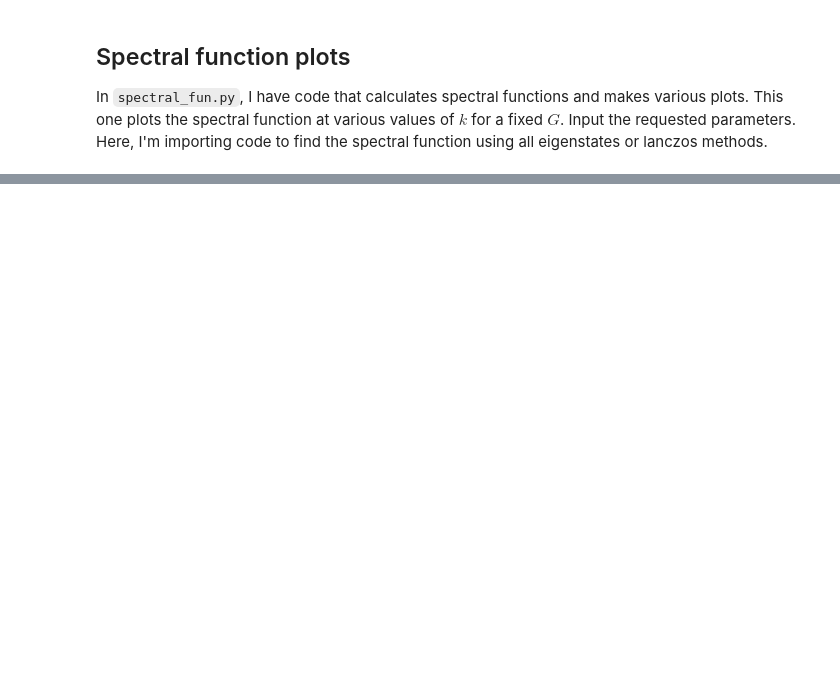
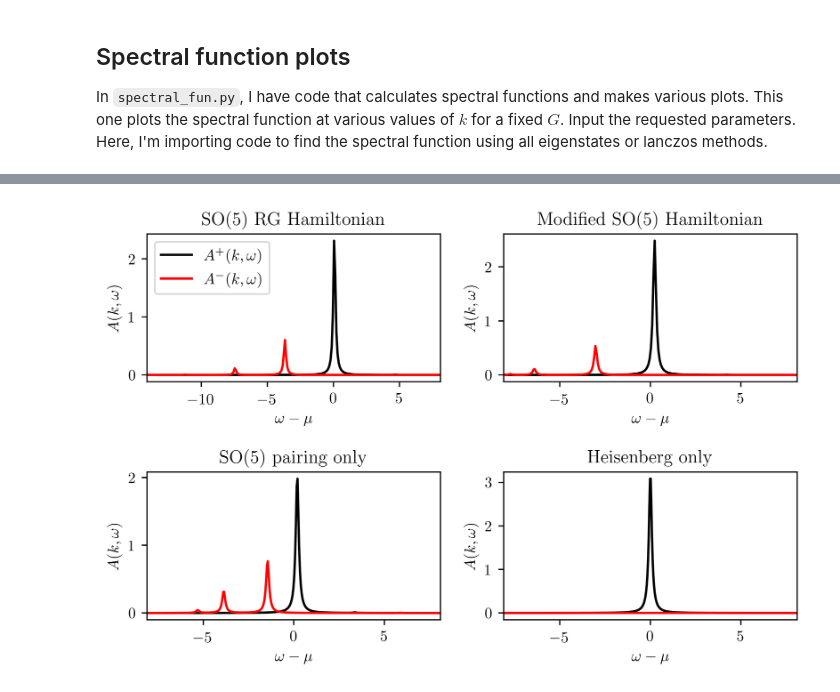
Before and after one commit to wholdhus/so5-richardson-gaudin, a Jupyter notebook: sf_pc_calcs.ipynb, the cells around one changed output, grey strips where cells are left out. Drawn from its saved outputs; the diff is of its cells as text; code cells hidden in the pictures; blank space fills up the shorter version.

```diff
--- a/sf_pc_calcs.ipynb
+++ b/sf_pc_calcs.ipynb
@@ -512,0 +131,57 @@ plt.plot(np.abs(pcs))
+# %%
+params = {'text.usetex' : True,
+          # 'font.family' : 'serif',
+          'font.serif' : 'STIX',
+          'mathtext.fontset' : 'stix',
+          'font.family' : 'STIXGeneral'
+          # 'text.latex.preamble' : [r'\usepackage{amsmath}', r'\usepackage{amssymb}']
+          }
+plt.rcParams.update(params)
+
+plt.figure(figsize=(6.75, 4.5), dpi=500)
+
+plt.subplot(2,2,1)
+plt.plot(omegas_d, ap_d, ls='-', color='black', label = r'$A^+(k,\omega)$')
+plt.plot(omegas_d, am_d, ls='-', color='red', label = r'$A^-(k,\omega)$')
+plt.xlim(-14.1, 8.1)
+# plt.ylim(-0.1, 1.6)
+plt.xlabel(r'$\omega-\mu$')
+plt.ylabel(r'$A(k,\omega)$')
+plt.title(r'SO(5) RG Hamiltonian')
+plt.legend()
+
+plt.subplot(2,2,2)
+plt.plot(omegas_ns, ap_ns, ls='-', color='black')
+plt.plot(omegas_ns, am_ns, ls='-', color='red')
+plt.xlim(-8.1, 8.1)
+# plt.ylim(-0.1, 1.6)
+plt.xlabel(r'$\omega-\mu$')
+plt.ylabel(r'$A(k,\omega)$')
+plt.title(r'Modified SO(5) Hamiltonian')
+
+plt.subplot(2,2,3)
+plt.plot(omegas_pair, ap_pair, ls='-', color='black')
+plt.plot(omegas_pair, am_pair, ls='-', color='red')
+plt.xlim(-8.1, 8.1)
+# plt.ylim(-0.1, 1.6)
+plt.xlabel(r'$\omega-\mu$')
+plt.ylabel(r'$A(k,\omega)$')
+plt.title(r'SO(5) pairing only')
+
+
+plt.subplot(2,2,4)
+plt.plot(omegas_spin, ap_spin, ls='-', color='black', label = r'$A^+(k_F,\omega)$')
+plt.plot(omegas_spin, am_spin, ls='-', color='red', label = r'$A^-(k_F,\omega)$')
+plt.xlim(-8.1, 8.1)
+# plt.ylim(-0.1, 1.6)
+plt.xlabel(r'$\omega-\mu$')
+plt.ylabel(r'$A(k,\omega)$')
+plt.title(r'Heisenberg only')
+
+
+
+
+plt.tight_layout(pad=1.5)
+# plt.savefig('/Users/wholdhus/Desktop/SO5_Figs/spectral_functions.pdf', bbox_inches='tight', transparent=False)
+# %% [output]
+[figure, added]
```
Also changed, not shown: parts of 24 cells of this notebook, 2 other files.
